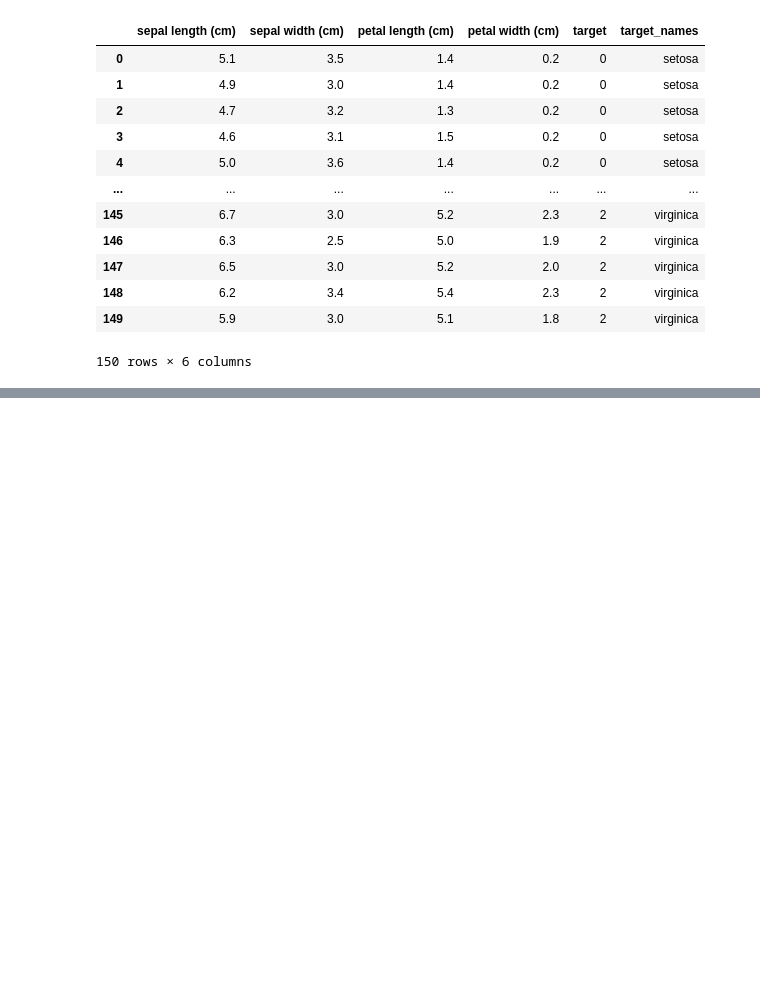
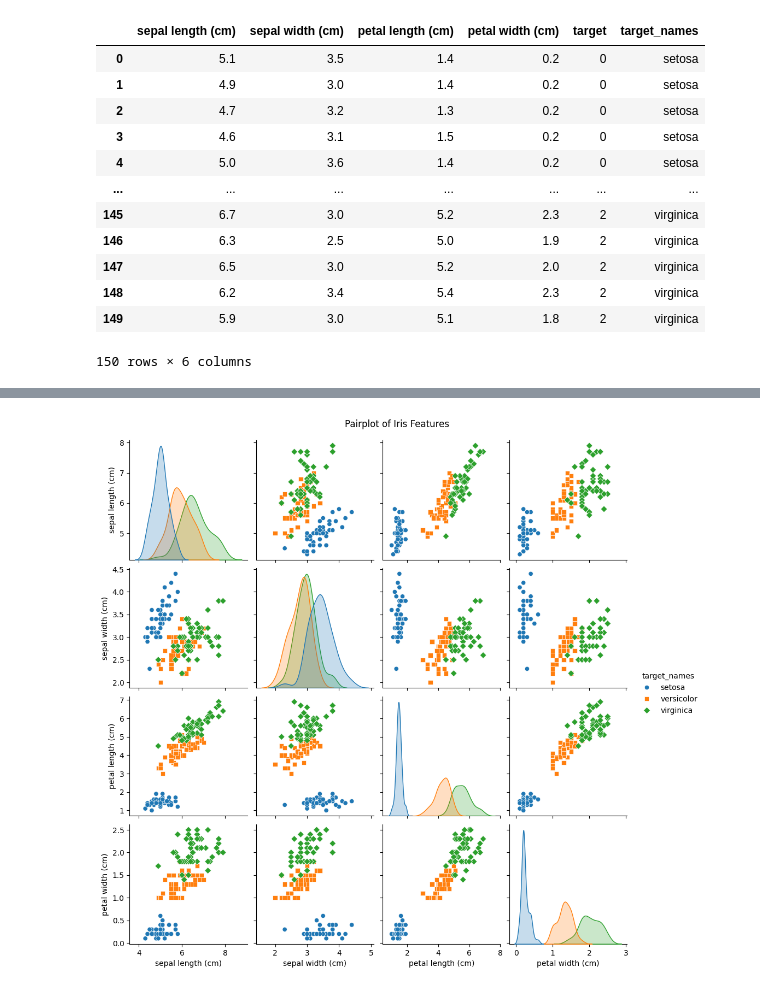
Before and after one commit to akilamunasinghe4-cmyk/ML-projects, a Jupyter notebook: Iris Dataset Analysis/Iris Flower.ipynb, the cells around one changed output, grey strips where cells are left out. Drawn from its saved outputs; the diff is of its cells as text; code cells hidden in the pictures; blank space fills up the shorter version.

```diff
--- a/Iris Dataset Analysis/Iris Flower.ipynb
+++ b/Iris Dataset Analysis/Iris Flower.ipynb
@@ -29,0 +90,7 @@ data
+# %%
+#scatter plot
+sns.pairplot(data.drop(['target'], axis=1), hue='target_names', markers=['o', 's', 'D'])
+plt.suptitle('Pairplot of Iris Features', y=1.02)
+plt.show()
+# %% [output]
+[figure, added]
```
Also changed, not shown: parts of 13 cells of this notebook.
